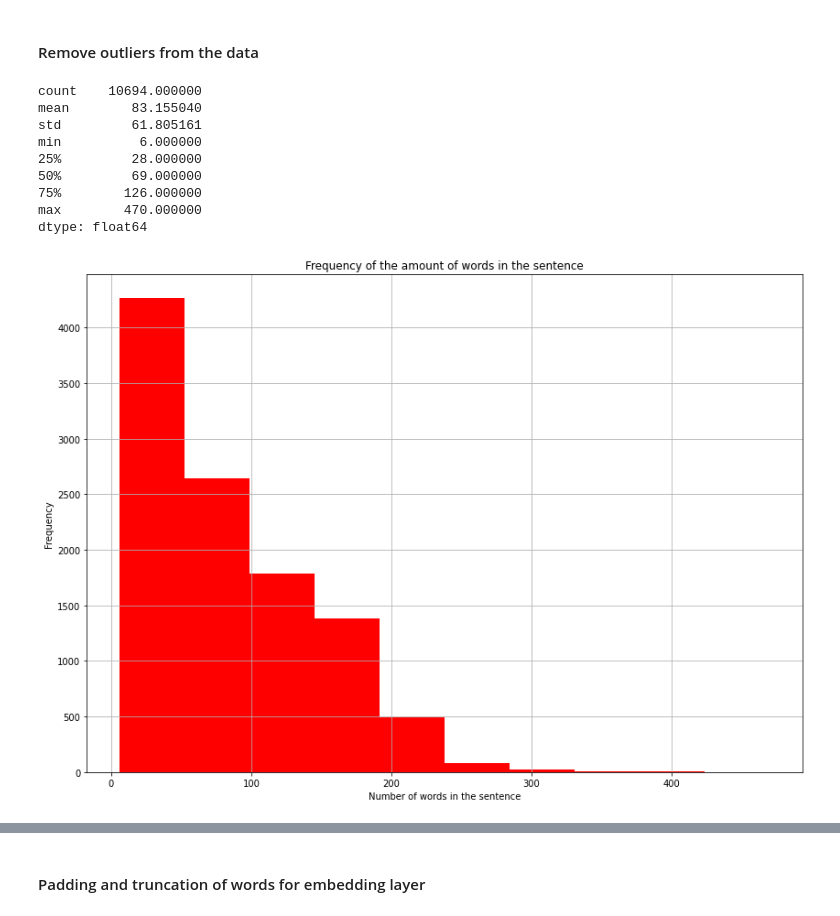
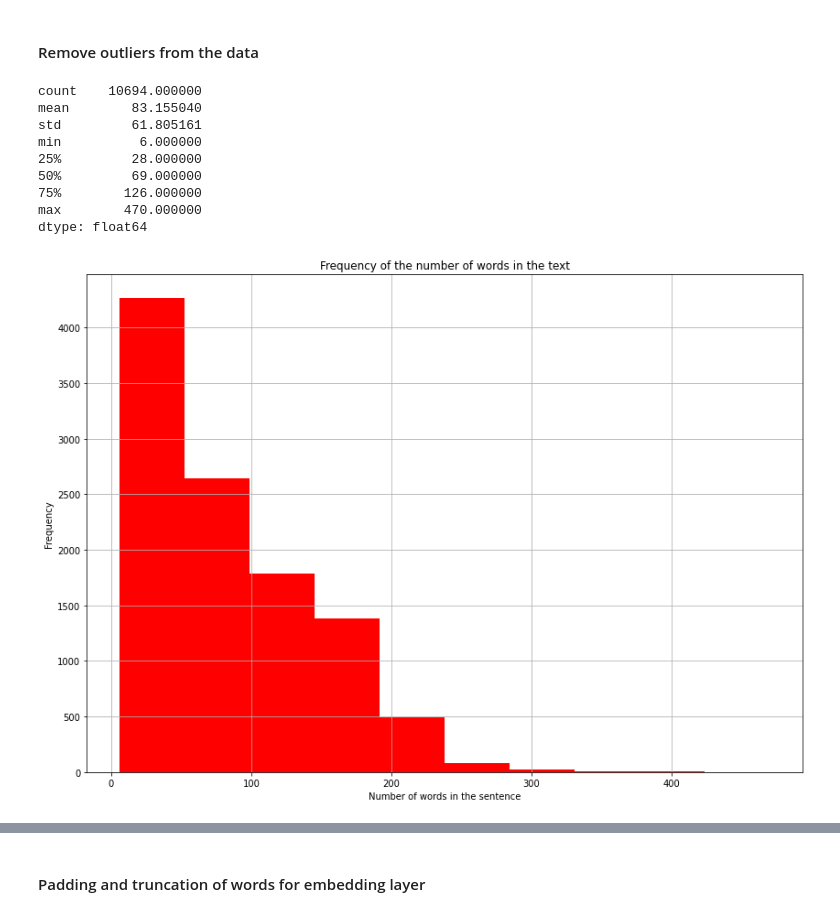
Before and after one commit to OsbornAI/Anime-Recommendation-Engine, a Jupyter notebook: Anime Analysis.ipynb, the cells around one changed output, grey strips where cells are left out. Drawn from its saved outputs; the diff is of its cells as text; code cells hidden in the pictures.

```diff
--- a/Anime Analysis.ipynb
+++ b/Anime Analysis.ipynb
@@ -608,26 +614,26 @@ encoded_text = [sentenceToId(desc, word_map) for desc in text_data]
 # %%
 encoded_lens = [len(text) for text in encoded_text]
 series = pd.Series(encoded_lens)
 
 print(series.describe())
 series.hist(color='red')
 plt.xlabel('Number of words in the sentence')
 plt.ylabel('Frequency')
-plt.title('Frequency of the amount of words in the sentence')
+plt.title('Frequency of the number of words in the text')
 
 mean_raw = series.mean()
 std_raw = series.std()
 # %% [output]
 count    10694.000000
 mean        83.155040
 std         61.805161
 min          6.000000
 25%         28.000000
 50%         69.000000
 75%        126.000000
 max        470.000000
 dtype: float64
-[figure, old version]
+[figure, new version]
 # %%
 import numpy as np
 
```
Also changed, not shown: parts of 24 cells of this notebook, 1 other file.
